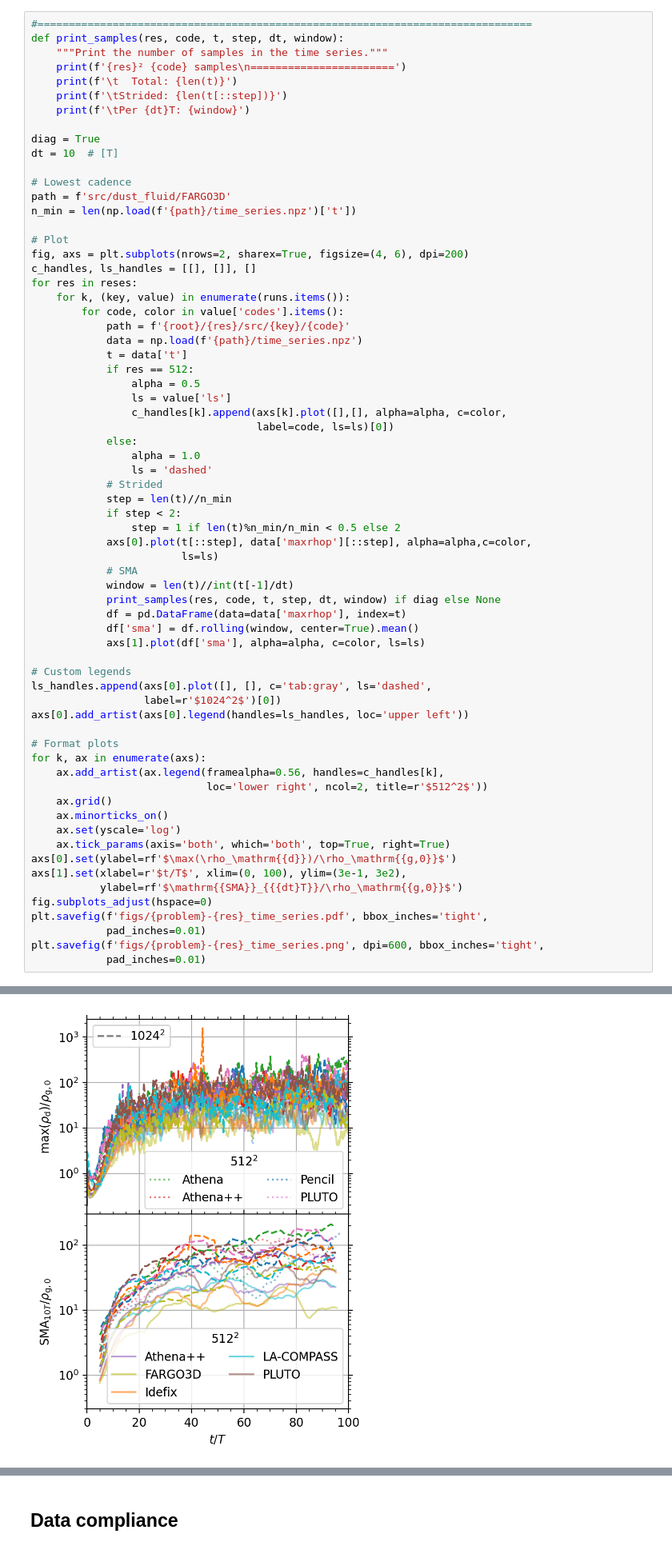
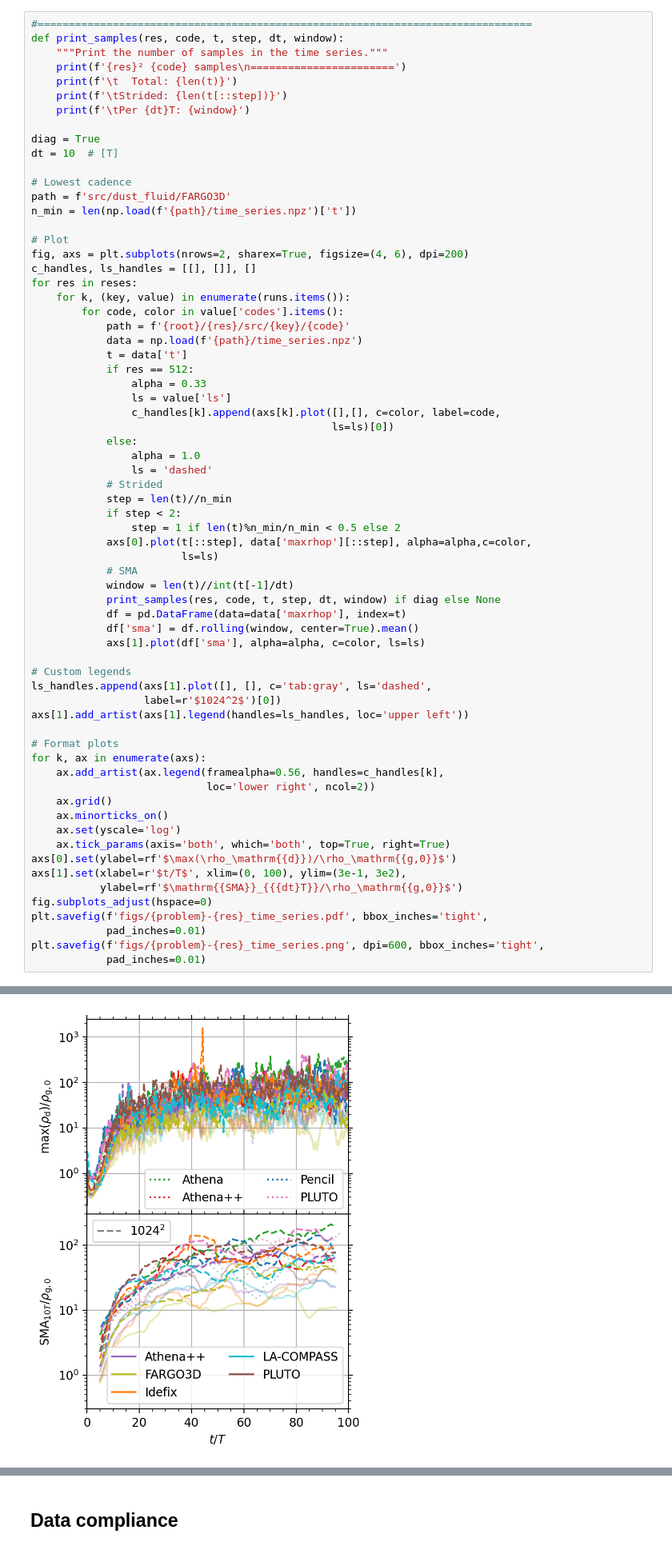
Before and after one commit to pfitsplus/sicc, a Jupyter notebook: unstratified/BA/1024/BA-1024.ipynb, the cells around one changed output, grey strips where cells are left out. Shown at 80% size. Drawn from its saved outputs; the diff is of its cells as text.

```diff
--- a/unstratified/BA/1024/BA-1024.ipynb
+++ b/unstratified/BA/1024/BA-1024.ipynb
@@ -115,10 +115,10 @@ for res in reses:
             data = np.load(f'{path}/time_series.npz')
             t = data['t']
             if res == 512:
-                alpha = 0.5
+                alpha = 0.33
                 ls = value['ls']
-                c_handles[k].append(axs[k].plot([],[], alpha=alpha, c=color,
-                                    label=code, ls=ls)[0])
+                c_handles[k].append(axs[k].plot([],[], c=color, label=code,
+                                                ls=ls)[0])
             else:
                 alpha = 1.0
                 ls = 'dashed'
@@ -136,45 +136,45 @@ for res in reses:
             axs[1].plot(df['sma'], alpha=alpha, c=color, ls=ls)
 
 # Custom legends
-ls_handles.append(axs[0].plot([], [], c='tab:gray', ls='dashed',
+ls_handles.append(axs[1].plot([], [], c='tab:gray', ls='dashed',
                   label=r'$1024^2$')[0])
-axs[0].add_artist(axs[0].legend(handles=ls_handles, loc='upper left'))
+axs[1].add_artist(axs[1].legend(handles=ls_handles, loc='upper left'))
 
 # Format plots
 for k, ax in enumerate(axs):
     ax.add_artist(ax.legend(framealpha=0.56, handles=c_handles[k],
-                            loc='lower right', ncol=2, title=r'$512^2$'))
+                            loc='lower right', ncol=2))
     ax.grid()
     ax.minorticks_on()
     ax.set(yscale='log')
     ax.tick_params(axis='both', which='both', top=True, right=True)
 axs[0].set(ylabel=rf'$\max(\rho_\mathrm{{d}})/\rho_\mathrm{{g,0}}$')
 axs[1].set(xlabel=r'$t/T$', xlim=(0, 100), ylim=(3e-1, 3e2),
            ylabel=rf'$\mathrm{{SMA}}_{{{dt}T}}/\rho_\mathrm{{g,0}}$')
 fig.subplots_adjust(hspace=0)
 plt.savefig(f'figs/{problem}-{res}_time_series.pdf', bbox_inches='tight',
             pad_inches=0.01)
 plt.savefig(f'figs/{problem}-{res}_time_series.png', dpi=600, bbox_inches='tight',
             pad_inches=0.01)
 # %% [output]
 512² Athena samples
 =======================
           Total: 10001
         Strided: 667
         Per 10T: 1000
 512² Athena++ samples
 =======================
           Total: 2000
         Strided: 667
         Per 10T: 222
 512² Pencil samples
 =======================
 ... (74 lines left out)
 =======================
           Total: 1001
         Strided: 501
         Per 10T: 100
-[figure, old version]
+[figure, new version]
 # %%
 #===============================================================================
 times = [20, 50, 100]  # [T]
```
Also changed, not shown: parts of 2 cells of this notebook, 1 other file.
